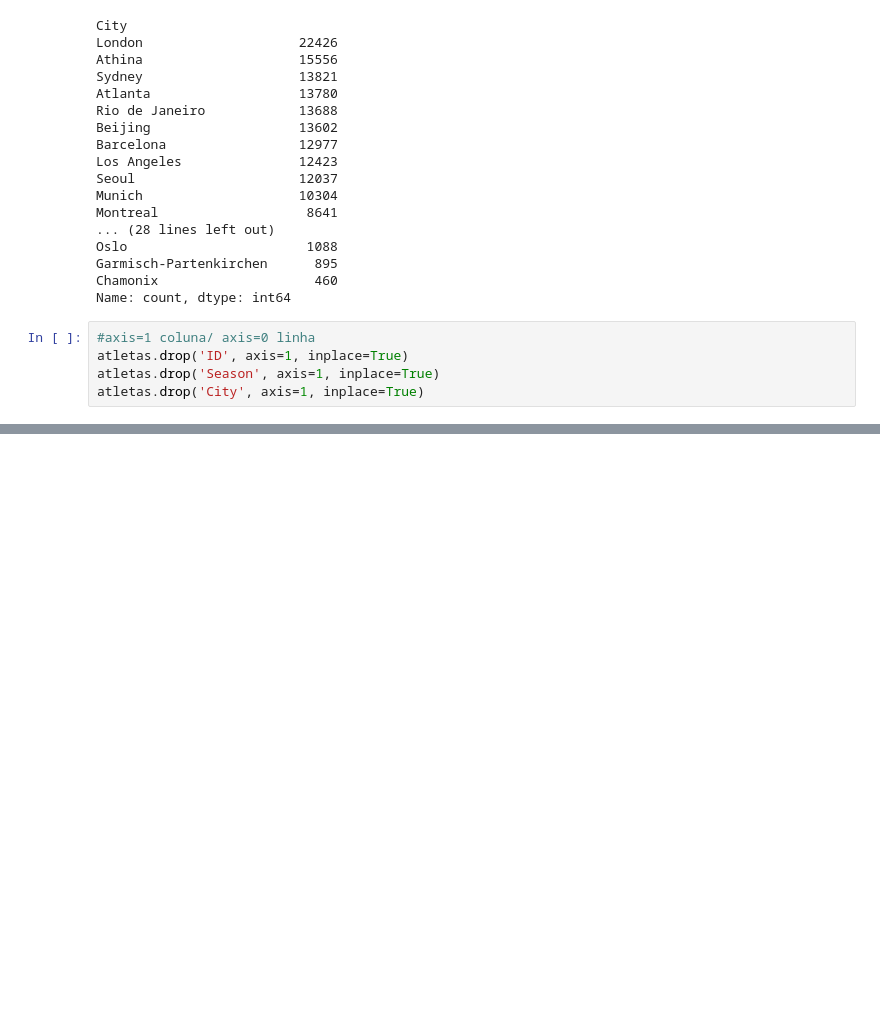
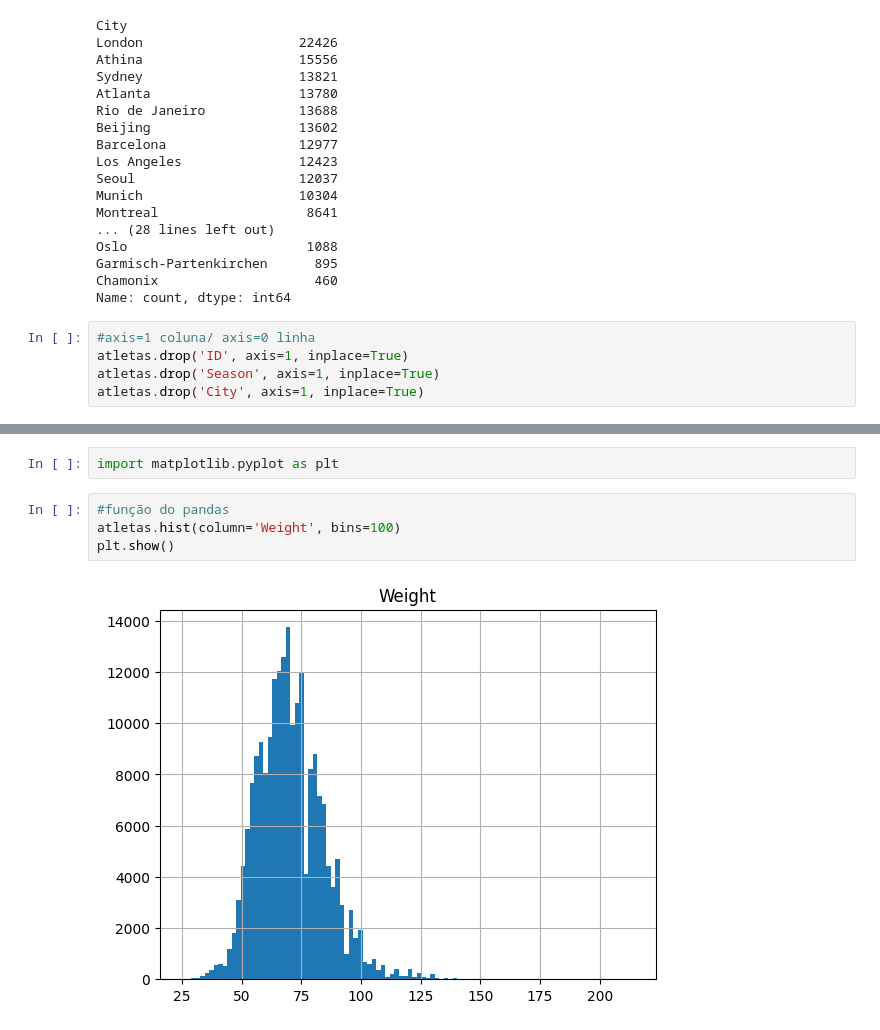
Before and after one commit to BrunoPPivetti/machine_learning_python, a Jupyter notebook: pandas.ipynb, the cells around one changed output, grey strips where cells are left out. Drawn from its saved outputs; the diff is of its cells as text; blank space fills up the shorter version.

Commit message:
matplotlib e tratamento de NaN

```diff
--- a/pandas.ipynb
+++ b/pandas.ipynb
@@ -211,3 +211,11 @@ atletas.head()
 | 2 | Gunnar Nielsen Aaby | M | 24.0 | NaN | NaN | Denmark | DEN | 1920 Summer | 1920 | Football | Football Men's Football | ... |
 | 3 | Edgar Lindenau Aabye | M | 34.0 | NaN | NaN | Denmark/Sweden | DEN | 1900 Summer | 1900 | Tug-Of-War | Tug-Of-War Men's Tug-Of-War | ... |
 | 4 | Christine Jacoba Aaftink | F | 21.0 | 185.0 | 82.0 | Netherlands | NED | 1988 Winter | 1988 | Speed Skating | Speed Skating Women's 500 metres | ... |
+# %%
+import matplotlib.pyplot as plt
+# %%
+#função do pandas
+atletas.hist(column='Weight', bins=100)
+plt.show()
+# %% [output]
+[figure, added]
```
Also changed, not shown: parts of 1 cell of this notebook, 2 other files.
